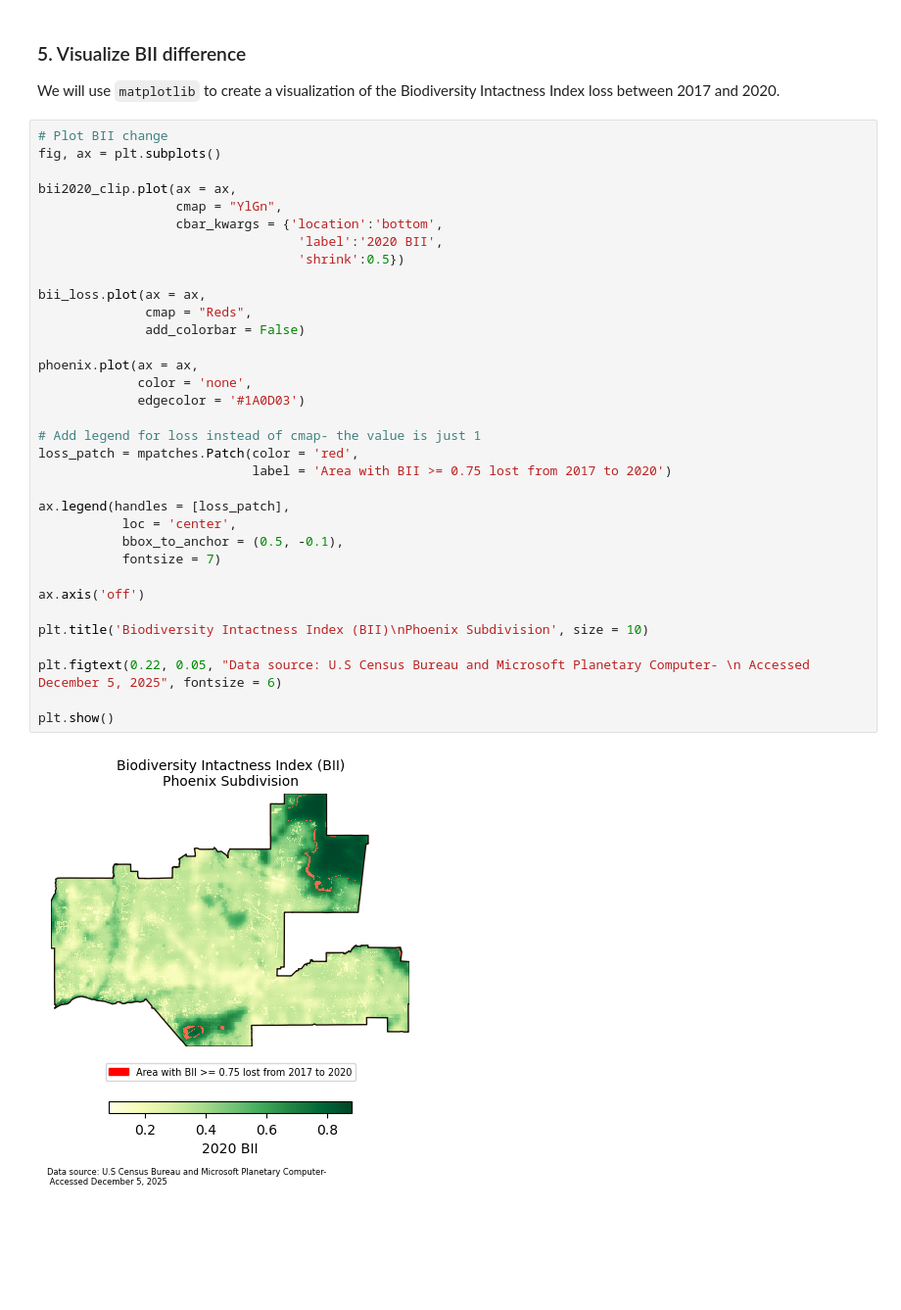
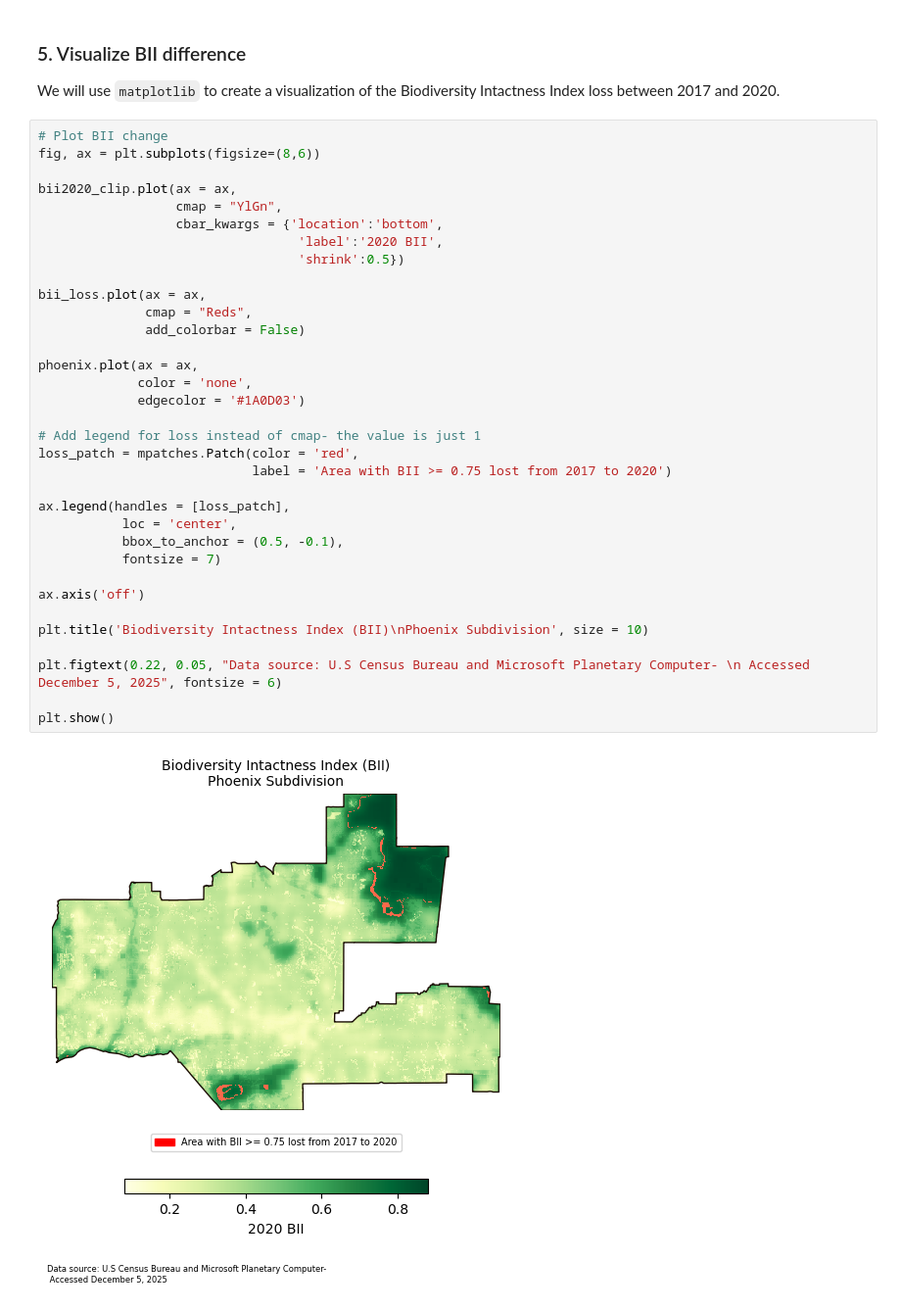
Before and after one commit to avarobillard/phoenix-biodiversity, a Jupyter notebook: bii-analysis.ipynb, the cells around one changed output. Shown at 98% size. Saved outputs shown, nothing was run; the diff lists cells and outputs as text; blank space fills up the shorter version.

```diff
--- a/bii-analysis.ipynb
+++ b/bii-analysis.ipynb
@@ -328,39 +328,39 @@ bii_loss = bii_loss.where(bii_loss, np.nan)
 We will use `matplotlib` to create a visualization of the Biodiversity Intactness Index loss between 2017 and 2020.
 # %%
 # Plot BII change
-fig, ax = plt.subplots()
+fig, ax = plt.subplots(figsize=(8,6))
 
 bii2020_clip.plot(ax = ax,
                   cmap = "YlGn",
                   cbar_kwargs = {'location':'bottom',
                                   'label':'2020 BII',
                                   'shrink':0.5})
 
 bii_loss.plot(ax = ax,
               cmap = "Reds",
               add_colorbar = False)
 
 phoenix.plot(ax = ax,
              color = 'none',
              edgecolor = '#1A0D03')
 
 # Add legend for loss instead of cmap- the value is just 1
 loss_patch = mpatches.Patch(color = 'red',
                             label = 'Area with BII >= 0.75 lost from 2017 to 2020')
 
 ax.legend(handles = [loss_patch],
            loc = 'center',
            bbox_to_anchor = (0.5, -0.1),
            fontsize = 7)
 
 ax.axis('off')
 
 plt.title('Biodiversity Intactness Index (BII)\nPhoenix Subdivision', size = 10)
 
 plt.figtext(0.22, 0.05, "Data source: U.S Census Bureau and Microsoft Planetary Computer- \n Accessed December 5, 2025", fontsize = 6)
 
 plt.show()
 # %% [output]
-[figure, old version]
+[figure, new version]
 # %% [markdown]
 ## Interpretation
```
Also changed, not shown: parts of 1 cell of this notebook.
